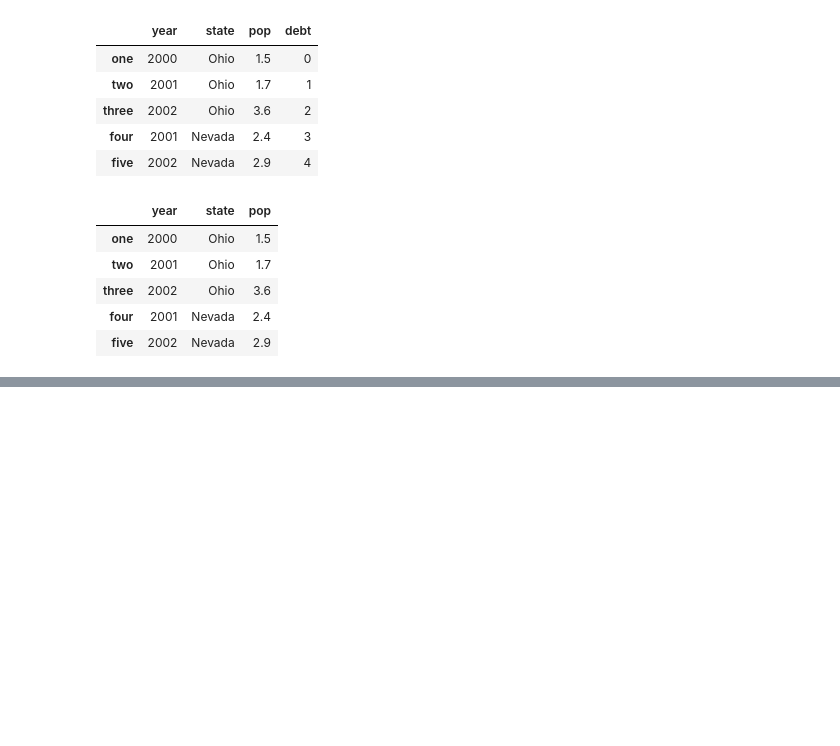
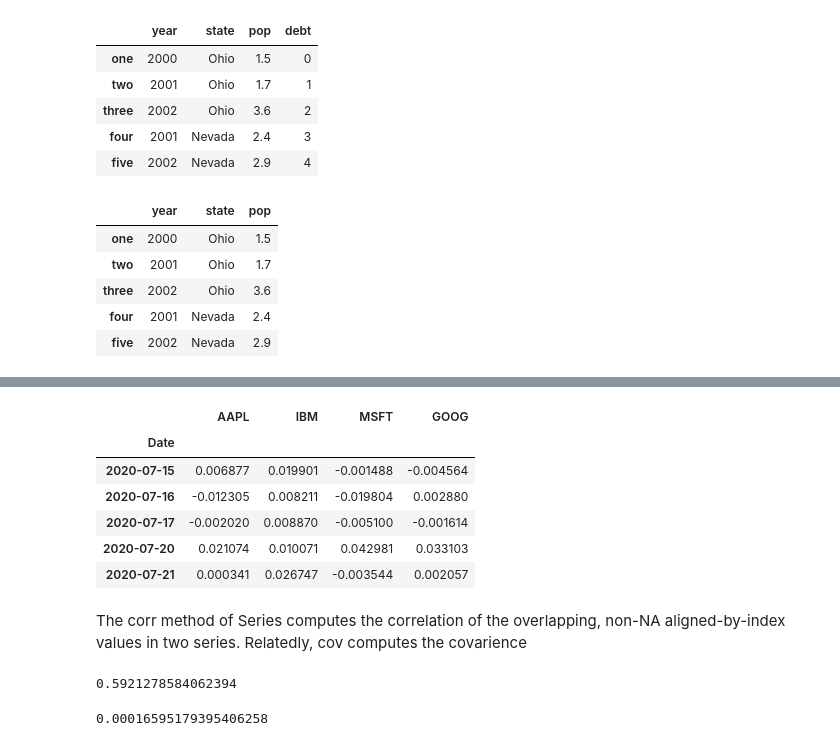
Before and after one commit to oeg1n18/learning-python, a Jupyter notebook: Python-for-data-analysis-Oreillly/5.1_Pandas_Data_Structures.ipynb, the cells around one changed output, grey strips where cells are left out. Drawn from its saved outputs; the diff is of its cells as text; code cells hidden in the pictures; blank space fills up the shorter version.

```diff
--- a/Python-for-data-analysis-Oreillly/5.1_Pandas_Data_Structures.ipynb
+++ b/Python-for-data-analysis-Oreillly/5.1_Pandas_Data_Structures.ipynb
@@ -213,0 +494,27 @@ frame2.head() #deletes column
+# %%
+
+import pandas_datareader.data as web
+all_data = {ticker: web.get_data_yahoo(ticker) for ticker in ['AAPL', 'IBM', 'MSFT', 'GOOG']}
+price = pd.DataFrame({ticker: data['Adj Close'] for ticker, data in all_data.items()})
+volume = pd.DataFrame({ticker: data['Volume'] for ticker, data in all_data.items()})
+# %%
+returns = price.pct_change()
+returns.tail()
+# %% [output]
+|  | AAPL | IBM | MSFT | GOOG |
+| Date |  |  |  |  |
+| 2020-07-15 | 0.006877 | 0.019901 | -0.001488 | -0.004564 |
+| 2020-07-16 | -0.012305 | 0.008211 | -0.019804 | 0.002880 |
+| 2020-07-17 | -0.002020 | 0.008870 | -0.005100 | -0.001614 |
+| 2020-07-20 | 0.021074 | 0.010071 | 0.042981 | 0.033103 |
+| 2020-07-21 | 0.000341 | 0.026747 | -0.003544 | 0.002057 |
+# %% [markdown]
+The corr method of Series computes the correlation of the overlapping, non-NA aligned-by-index values in two series. Relatedly, cov computes the covarience
+# %%
+returns['MSFT'].corr(returns['IBM'])
+# %% [output]
+0.5921278584062394
+# %%
+returns['MSFT'].cov(returns['IBM'])
+# %% [output]
+0.00016595179395406258
```
Also changed, not shown: parts of 56 cells of this notebook, 4 other files.
